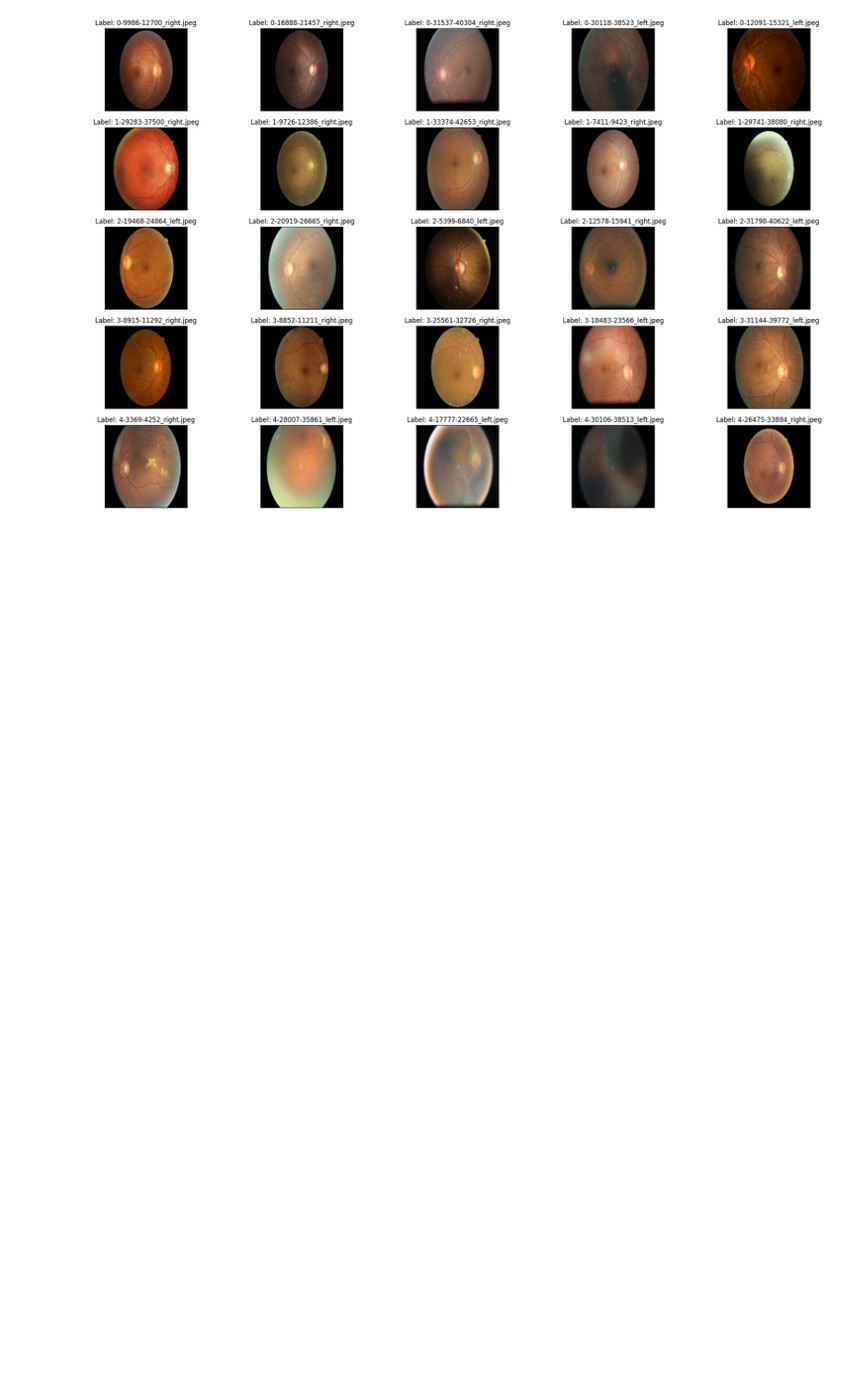
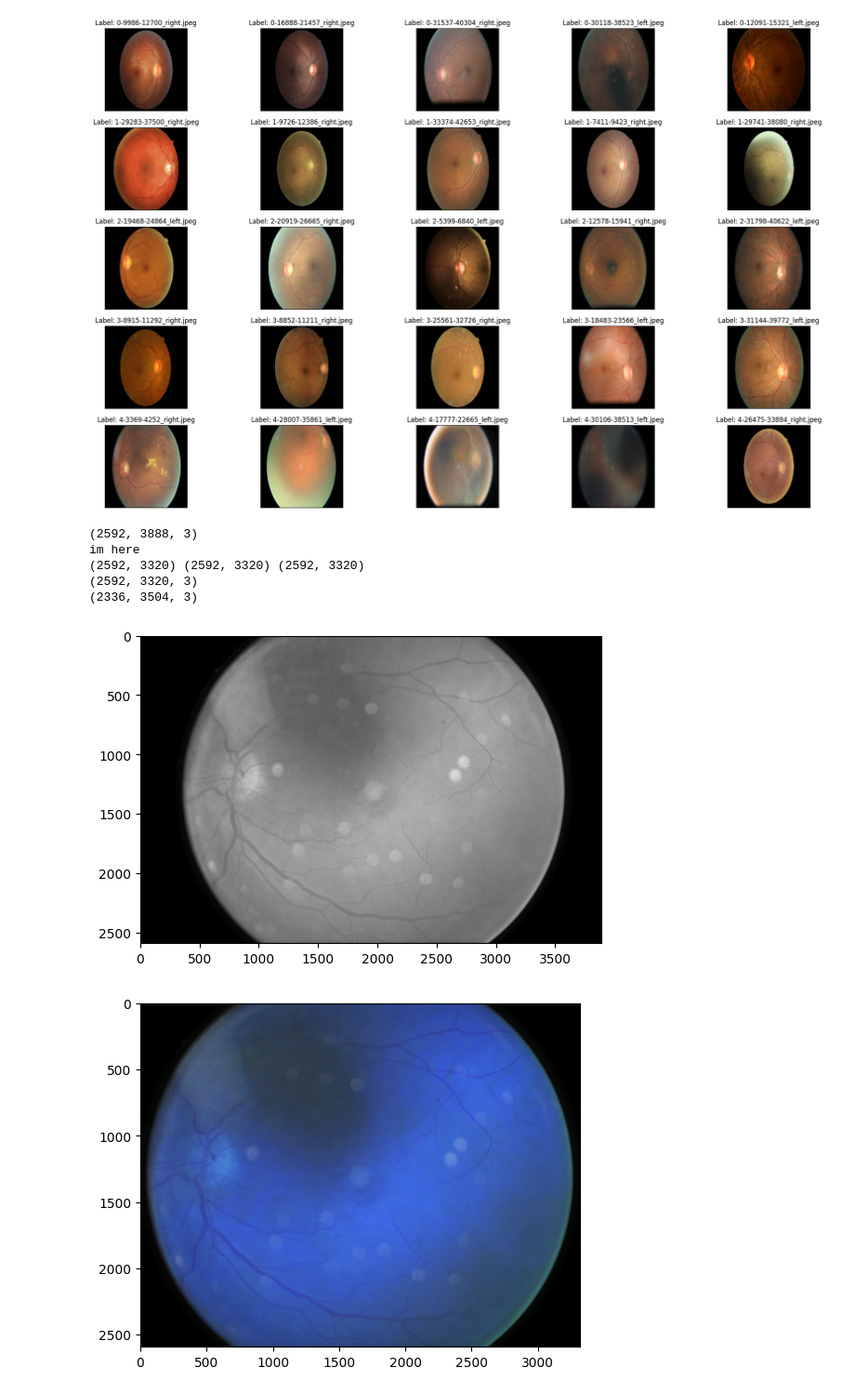
Before and after one commit to Ajama0/Diabetic-Retinopathy-Detection, a Jupyter notebook: Notebooks/data_exploration.ipynb, the cells around one changed output. Shown at 93% size. Saved outputs shown, nothing was run; the diff lists cells and outputs as text; code cells hidden in the pictures; blank space fills up the shorter version.

Commit message:
finish dynamic cropping the image

```diff
--- a/Notebooks/data_exploration.ipynb
+++ b/Notebooks/data_exploration.ipynb
@@ -621,3 +621,74 @@ for class_id in sorted(dev_df["level"].unique()):
         ax.set_title('Label: %d-%d-%s' % (class_id, idx, row['image']) )
 # %% [output]
 [figure]
+# %%
+def crop_image(image, tolerance):
+    flag_images = []
+    img = cv2.imread(image)
+    #img = cv2.resize(img, (224,224))
+    """
+    we return a boolean mask that returns 1,0 (T/F) for every pixel value that is greater or less than the tolerance
+    the mask.any(1) returns a 1d boolean array that sets the row to true, if that row consists of a single pixel value that is greater than tol
+    this way we dont delete any informative features. Only fully black rows and columns are deleted
+
+    for rgb we need to crop each channel indivdually and stack them together
+    """
+    print(img.shape)
+    if img.ndim == 2:
+        mask = img > tolerance
+        #return the index values and return the cropped image
+        return img[np.ix_(mask.any(1), mask.any(0))]
+
+    elif img.ndim == 3:
+        print("im here")
+        gray_img = cv2.cvtColor(cv2.imread(image), cv2.COLOR_RGB2GRAY)
+        # now for the coloured image we can return that boolean mask, returning to us a 2d spatial dimenstion of 1&0
+        mask = gray_img > tolerance
+        #we check if the image is fully black, if all rows are 0, meaning we didnt select any row from the mask, then return the image
+        check_shape = img[:,:,0][np.ix_(mask.any(1), mask.any(0))].shape[0]
+        if(check_shape==0):
+            flag_images.append(image)
+        #otherwise if the image is not completely black, then for each RGB channel determine which rows and cols to keep that contain at least  a single pixel above the threshold
+        else:
+            #we return all rows and columns from each channel and stack them together
+            img_c1 = img[:,:,0][np.ix_(mask.any(1), mask.any(0))]
+            img_c2 = img[:,:,1][np.ix_(mask.any(1), mask.any(0))]
+            img_c3 = img[:,:,2][np.ix_(mask.any(1), mask.any(0))]
+
+            #combine the channels
+            print(img_c1.shape,img_c2.shape,img_c3.shape)
+            img = np.stack([img_c1,img_c2,img_c3],axis=-1)
+            print(img.shape)
+
+        return img
+
+
+
+
+
+cropped_img = crop_image(os.path.join(path,dev_df.iloc[2]["image"]), tolerance=7)
+
+before_crop = os.path.join(path,dev_df.iloc[2]["image"])
+
+#the image is actually an rgb
+is_sample_coloured = os.path.join(path,dev_df.iloc[0]["image"])
+print(cv2.imread(is_sample_coloured).shape)
+
+
+
+before_crop = cv2.cvtColor(cv2.imread(before_crop), cv2.COLOR_RGB2GRAY)
+cv2.resize(before_crop, (224,224))
+plt.imshow(before_crop, cmap="gray")
+plt.show()
+
+
+plt.imshow(cropped_img, cmap='gray')
+plt.show()
+# %% [output]
+(2592, 3888, 3)
+im here
+(2592, 3320) (2592, 3320) (2592, 3320)
+(2592, 3320, 3)
+(2336, 3504, 3)
+[figure, added]
+[figure, added]
```
